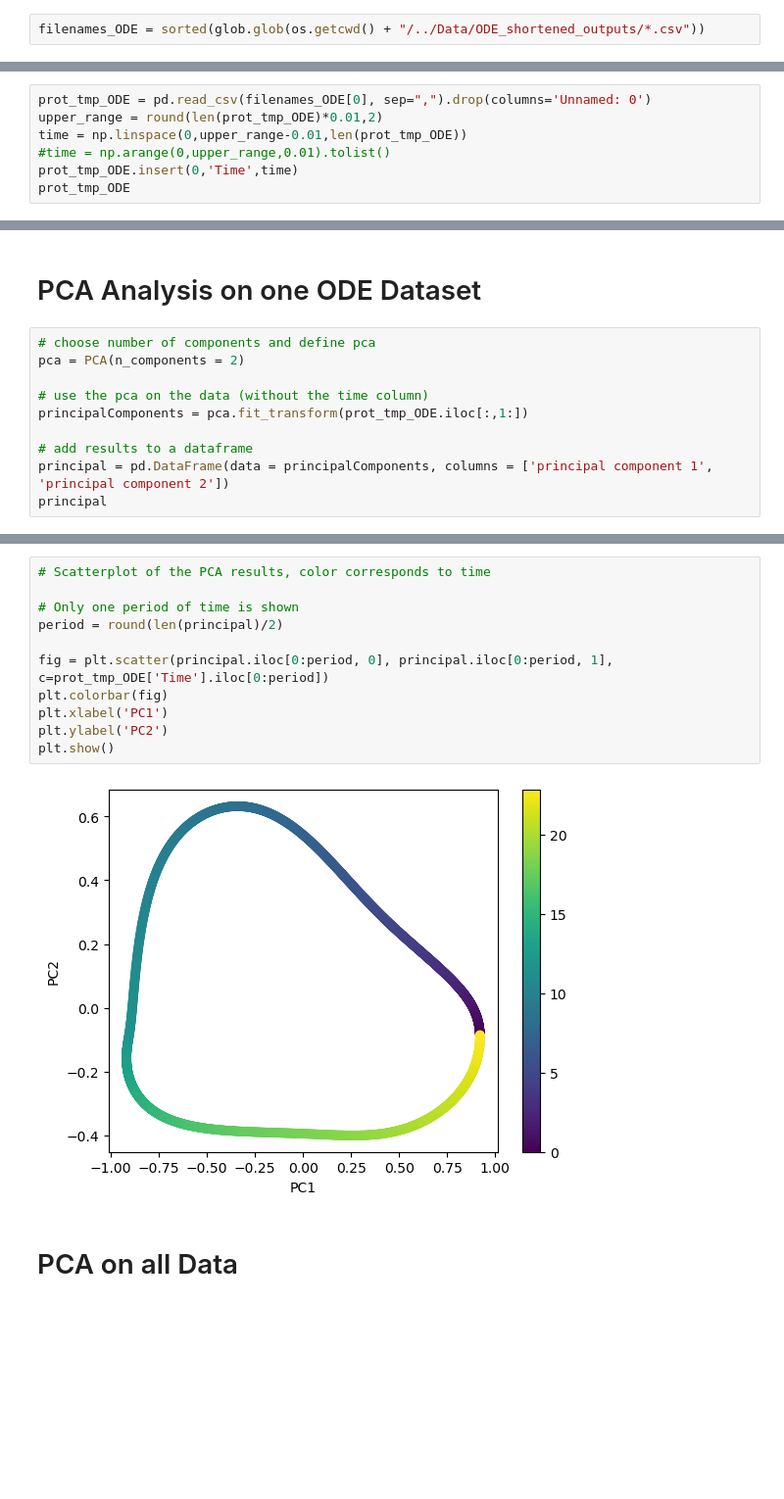
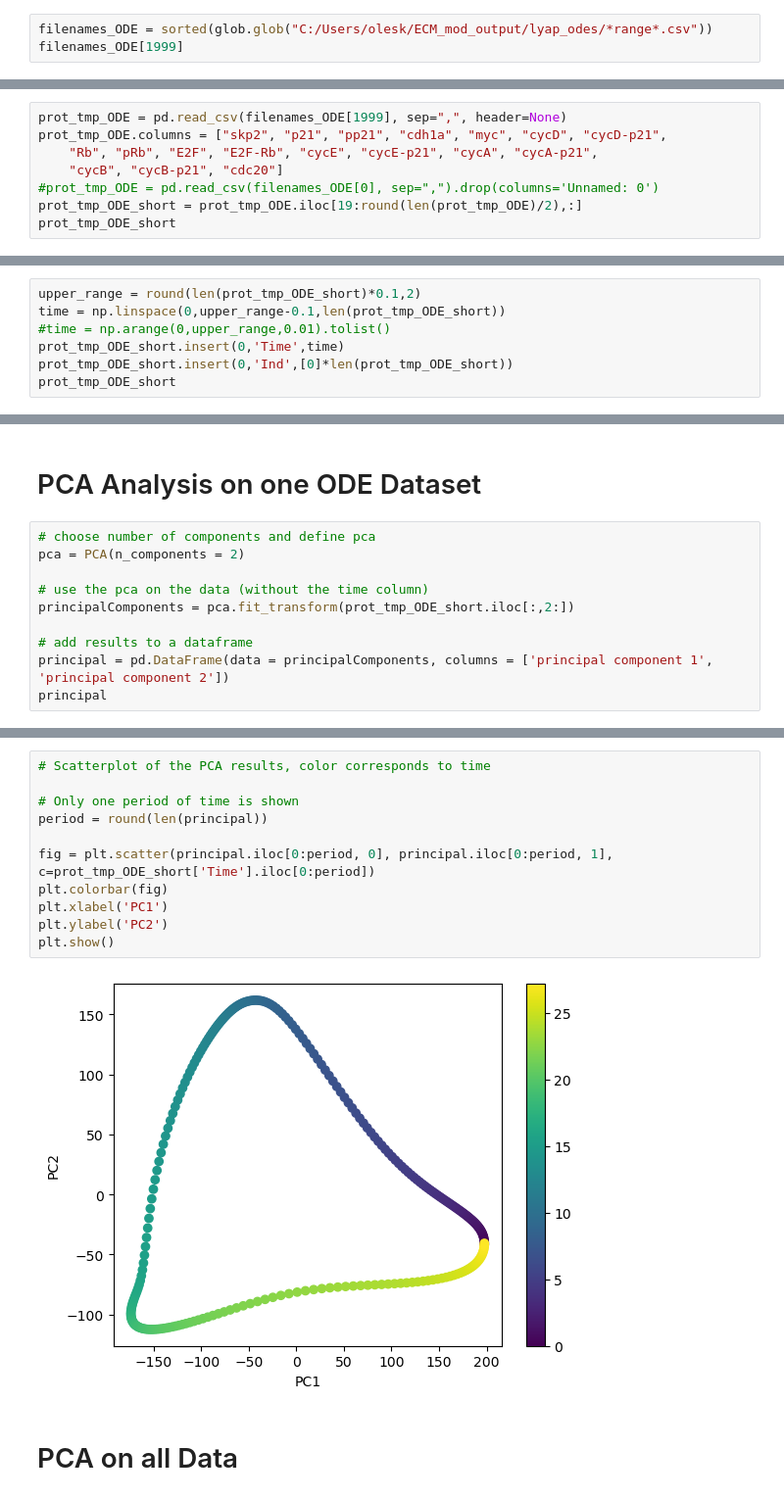
Before and after one commit to QuLab-VU/ECM_cell_cycle_model, a Jupyter notebook: model_analysis_victoria/PCA_analysis.ipynb, the cells around one changed output, grey strips where cells are left out. Shown at 98% size. Drawn from its saved outputs; the diff is of its cells as text; blank space fills up the shorter version.

```diff
--- a/model_analysis_victoria/PCA_analysis.ipynb
+++ b/model_analysis_victoria/PCA_analysis.ipynb
@@ -19,4 +19,5 @@ from sklearn.decomposition import PCA
 # %% [markdown]
 ### Files are loaded from the abbreviated ODE stiffness sweep (changing AKT and FAK input) into a dataframe
 # %%
-filenames_ODE = sorted(glob.glob(os.getcwd() + "/../Data/ODE_shortened_outputs/*.csv"))
+filenames_ODE = sorted(glob.glob("C:/Users/olesk/ECM_mod_output/lyap_odes/*range*.csv"))
+filenames_ODE[1999]
@@ -22,0 +26,8 @@ filenames_ODE = sorted(glob.glob(os.getcwd() + "/../Data/ODE_shortened_outputs/*
+# %%
+prot_tmp_ODE = pd.read_csv(filenames_ODE[1999], sep=",", header=None)
+prot_tmp_ODE.columns = ["skp2", "p21", "pp21", "cdh1a", "myc", "cycD", "cycD-p21",
+    "Rb", "pRb", "E2F", "E2F-Rb", "cycE", "cycE-p21", "cycA", "cycA-p21",
+    "cycB", "cycB-p21", "cdc20"]
+#prot_tmp_ODE = pd.read_csv(filenames_ODE[0], sep=",").drop(columns='Unnamed: 0')
+prot_tmp_ODE_short = prot_tmp_ODE.iloc[19:round(len(prot_tmp_ODE)/2),:]
+prot_tmp_ODE_short
@@ -23,8 +48,8 @@ filenames_ODE = sorted(glob.glob(os.getcwd() + "/../Data/ODE_shortened_outputs/*
 # %%
-prot_tmp_ODE = pd.read_csv(filenames_ODE[0], sep=",").drop(columns='Unnamed: 0')
-upper_range = round(len(prot_tmp_ODE)*0.01,2)
-time = np.linspace(0,upper_range-0.01,len(prot_tmp_ODE))
+upper_range = round(len(prot_tmp_ODE_short)*0.1,2)
+time = np.linspace(0,upper_range-0.1,len(prot_tmp_ODE_short))
 #time = np.arange(0,upper_range,0.01).tolist()
-prot_tmp_ODE.insert(0,'Time',time)
-prot_tmp_ODE
+prot_tmp_ODE_short.insert(0,'Time',time)
+prot_tmp_ODE_short.insert(0,'Ind',[0]*len(prot_tmp_ODE_short))
+prot_tmp_ODE_short
 # %% [output]
@@ -95,7 +126,7 @@ prot_tmp_stoch
 pca = PCA(n_components = 2)
 
 # use the pca on the data (without the time column)
-principalComponents = pca.fit_transform(prot_tmp_ODE.iloc[:,1:])
+principalComponents = pca.fit_transform(prot_tmp_ODE_short.iloc[:,2:])
 
 # add results to a dataframe
 principal = pd.DataFrame(data = principalComponents, columns = ['principal component 1', 'principal component 2'])
@@ -117,16 +148,16 @@ principal
 # %%
 # Scatterplot of the PCA results, color corresponds to time
 
 # Only one period of time is shown
-period = round(len(principal)/2)
+period = round(len(principal))
 
-fig = plt.scatter(principal.iloc[0:period, 0], principal.iloc[0:period, 1], c=prot_tmp_ODE['Time'].iloc[0:period])
+fig = plt.scatter(principal.iloc[0:period, 0], principal.iloc[0:period, 1], c=prot_tmp_ODE_short['Time'].iloc[0:period])
 plt.colorbar(fig)
 plt.xlabel('PC1')
 plt.ylabel('PC2')
 plt.show()
 # %% [output]
-[figure, old version]
+[figure, new version]
 # %% [markdown]
 # PCA on all Data
 # %% [markdown]
```
Also changed, not shown: parts of 31 cells of this notebook, 3 other files.
